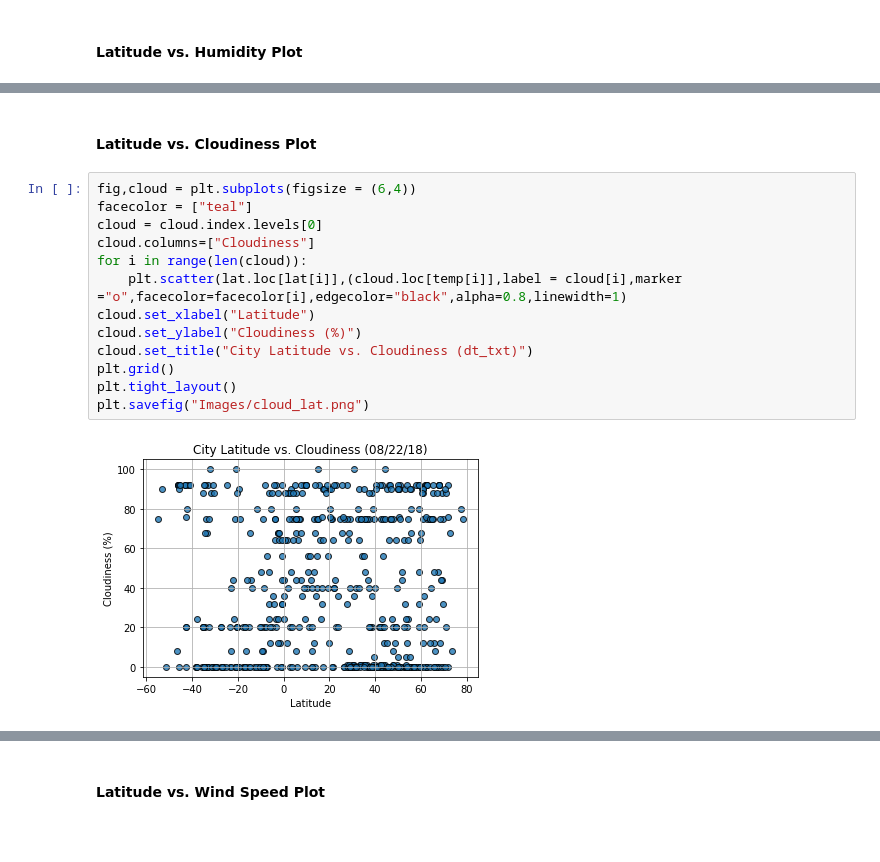
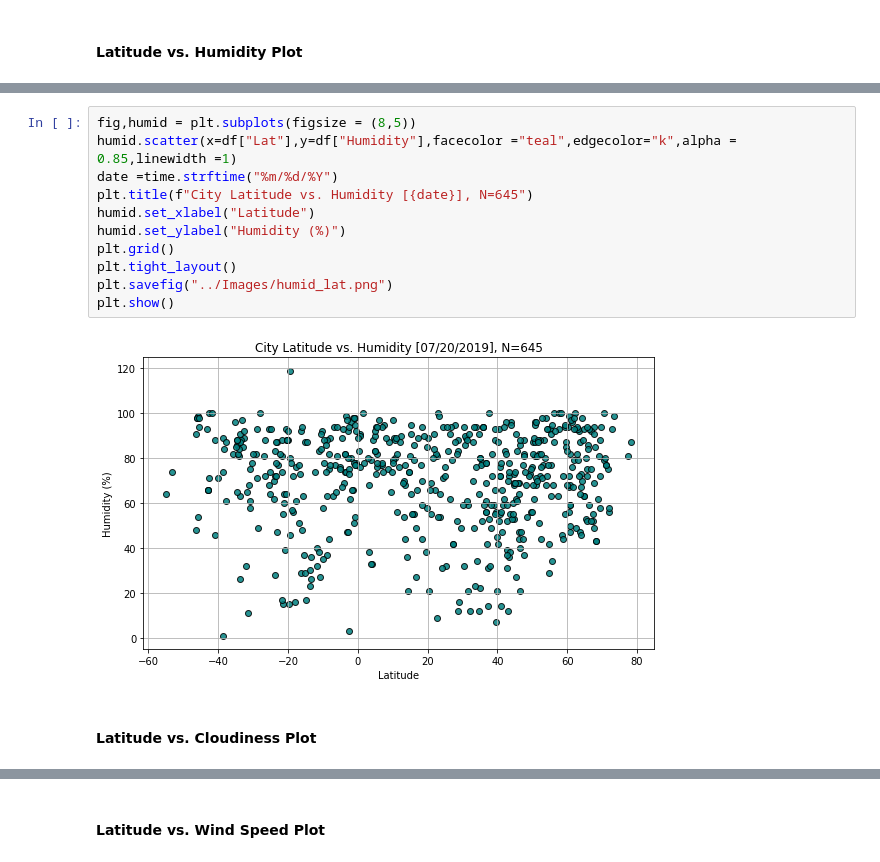
Before and after one commit to misaelobregon/weather_project, a Jupyter notebook: Misael_WeatherPy.ipynb, the cells around one changed output, grey strips where cells are left out. Cells and saved outputs as stored; diff of their text form; blank space fills up the shorter version.

```diff
--- a/Misael_WeatherPy.ipynb
+++ b/Misael_WeatherPy.ipynb
@@ -136,17 +156,15 @@ plt.savefig("Images/hum_lat.png")
+# %%
+fig,humid = plt.subplots(figsize = (8,5))
+humid.scatter(x=df["Lat"],y=df["Humidity"],facecolor ="teal",edgecolor="k",alpha = 0.85,linewidth =1)
+date =time.strftime("%m/%d/%Y")
+plt.title(f"City Latitude vs. Humidity [{date}], N=645")
+humid.set_xlabel("Latitude")
+humid.set_ylabel("Humidity (%)")
+plt.grid()
+plt.tight_layout()
+plt.savefig("../Images/humid_lat.png")
+plt.show()
+# %% [output]
+[figure, added]
 # %% [markdown]
 #### Latitude vs. Cloudiness Plot
-# %%
-fig,cloud = plt.subplots(figsize = (6,4))
-facecolor = ["teal"]
-cloud = cloud.index.levels[0]
-cloud.columns=["Cloudiness"]
-for i in range(len(cloud)):
-    plt.scatter(lat.loc[lat[i]],(cloud.loc[temp[i]],label = cloud[i],marker ="o",facecolor=facecolor[i],edgecolor="black",alpha=0.8,linewidth=1)
-cloud.set_xlabel("Latitude")
-cloud.set_ylabel("Cloudiness (%)")
-cloud.set_title("City Latitude vs. Cloudiness (dt_txt)")
-plt.grid()
-plt.tight_layout()
-plt.savefig("Images/cloud_lat.png")
-# %% [output]
-[figure, removed]
```
Also changed, not shown: parts of 18 cells of this notebook, 5 other files.
